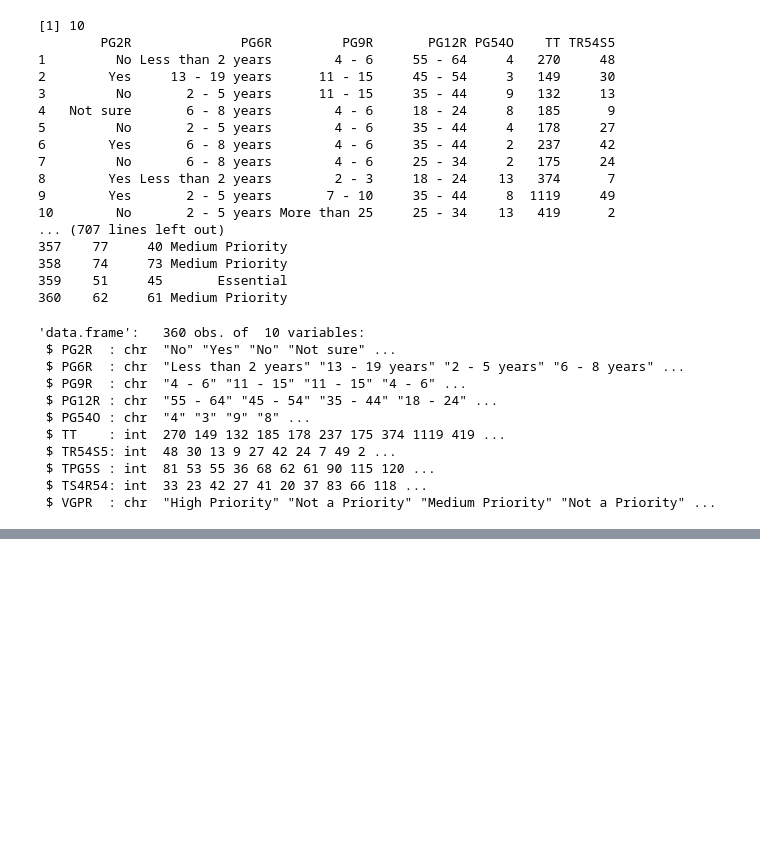
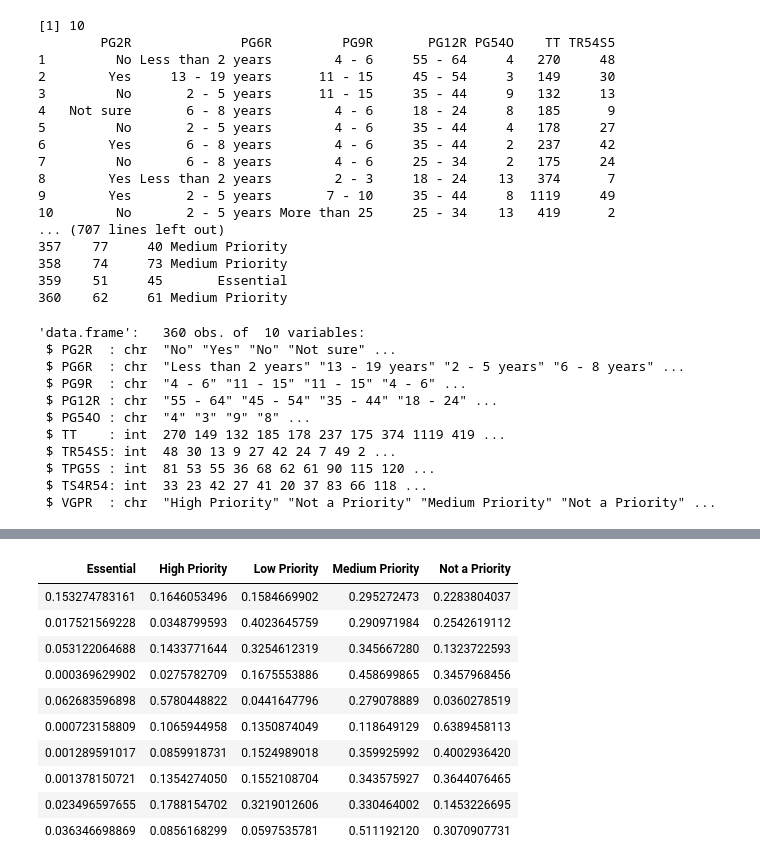
Before and after one commit to gjones1911/Miniproject3, a Jupyter notebook: VGP_predictor.ipynb, the cells around one changed output, grey strips where cells are left out. Cells and saved outputs as stored; diff of their text form; code cells hidden in the pictures; blank space fills up the shorter version.

```diff
--- a/VGP_predictor.ipynb
+++ b/VGP_predictor.ipynb
@@ -26,3 +26,16 @@ Work Flow:
         a) Predicting how important a visible growth in popularity was in the person choosing the package
 
 '''
+# %%
+get_predictions <- function(predictions, res_l){
+    ret_vec = c()
+
+    for(i in 1:nrow(predictions)){
+
+        ro <- predictions[i,]
+        mx <-max(ro)
+        ret_vec[length(ret_vec)+1 ] <- res[ match(mx, ro)]
+    }
+
+    return (ret_vec)
+}
@@ -737,6 +847,13 @@ test_df$TT <- as.integer(test_df$TT)
 test_df$TR54S5 <- as.integer(test_df$TR54S5)
 test_df$TPG5S <- as.integer(test_df$TPG5S)
 test_df$TS4R54 <-as.integer(test_df$TS4R54)
+#test_df$VGPR <- as.factor(test_df$VGPR)
+
+test_df$PG2R <- as.factor(test_df$PG2R)
+test_df$PG6R <- as.factor(test_df$PG6R)
+test_df$PG9R <- as.factor(test_df$PG9R)
+test_df$PG12R <- as.factor(test_df$PG12R)
+test_df$PG54O <- as.factor(test_df$PG54O)
 
 
 str(test_df)
@@ -802,0 +912,78 @@ ERROR: Error in pairs.default(train_df): non-numeric argument to 'pairs'
+# %%
+#                             Prediction
+
+
+x_data <- test_df[,1:9]
+y_data <- test_df[, 10]
+#x_data
+prd <- predict(nb_mod, newdata = x_data, type = "raw")
+#prd <- predict(nb_mod, newdata = test_df, type = "class")
+#library(naivebayes)
+#library(dplyr)
+#library(ggplot2)
+prd[1:10,]
+
+res <- c('Essential', 'High Priority' , 'Low Priority',  'Medium Priority', 'Not a Priority')
+
+
+p_l <-get_predictions(prd, res)
+
+p_l
+#ro <- prd[81,]
+
+#print(ro)
+#for (prob in prd){
+#        for( i in prob){
+#            print(i)
+#        }
+#}
+
+#mx <- max(prd[81,])
+#mx
+#idx = match(mx,ro)
+
+#print('The index')
+#print(res[idx])
+#summary(prd)
+
+#test_df$VGPR
+
+pridd_df = data.frame(cbind(p_l, y_data))
+pridd_df
+print('prediction number of rows')
+nrow(prd)
+print('prediction number of columns')
+ncol(prd)
+
+print('test number of rows')
+nrow(test_df)
+print('test number of cols')
+ncol(test_df[,1:10])
+nrow(y_data)
+ncol(y_data)
+length(y_data)
+#length(prd)
+nrow(p_l)
+ncol(p_l)
+length(p_l)
+#length(test_df$VGPR)
+#confusionMatrix(table(prd[1:10], test_df[,1:10]))
+#confusionMatrix(table(p_l, y_data))
+
+
+u <- union(p_l, y_data)
+t <- table(factor(p_l, u), factor(y_data, u))
+t
+confusionMatrix(t)
+# %% [output]
+| Essential | High Priority | Low Priority | Medium Priority | Not a Priority |
+| 0.153274783161 | 0.1646053496 | 0.1584669902 | 0.295272473 | 0.2283804037 |
+| 0.017521569228 | 0.0348799593 | 0.4023645759 | 0.290971984 | 0.2542619112 |
+| 0.053122064688 | 0.1433771644 | 0.3254612319 | 0.345667280 | 0.1323722593 |
+| 0.000369629902 | 0.0275782709 | 0.1675553886 | 0.458699865 | 0.3457968456 |
+| 0.062683596898 | 0.5780448822 | 0.0441647796 | 0.279078889 | 0.0360278519 |
+| 0.000723158809 | 0.1065944958 | 0.1350874049 | 0.118649129 | 0.6389458113 |
+| 0.001289591017 | 0.0859918731 | 0.1524989018 | 0.359925992 | 0.4002936420 |
+| 0.001378150721 | 0.1354274050 | 0.1552108704 | 0.343575927 | 0.3644076465 |
+| 0.023496597655 | 0.1788154702 | 0.3219012606 | 0.330464002 | 0.1453226695 |
+| 0.036346698869 | 0.0856168299 | 0.0597535781 | 0.511192120 | 0.3070907731 |
```
Also changed, not shown: parts of 17 cells of this notebook.
